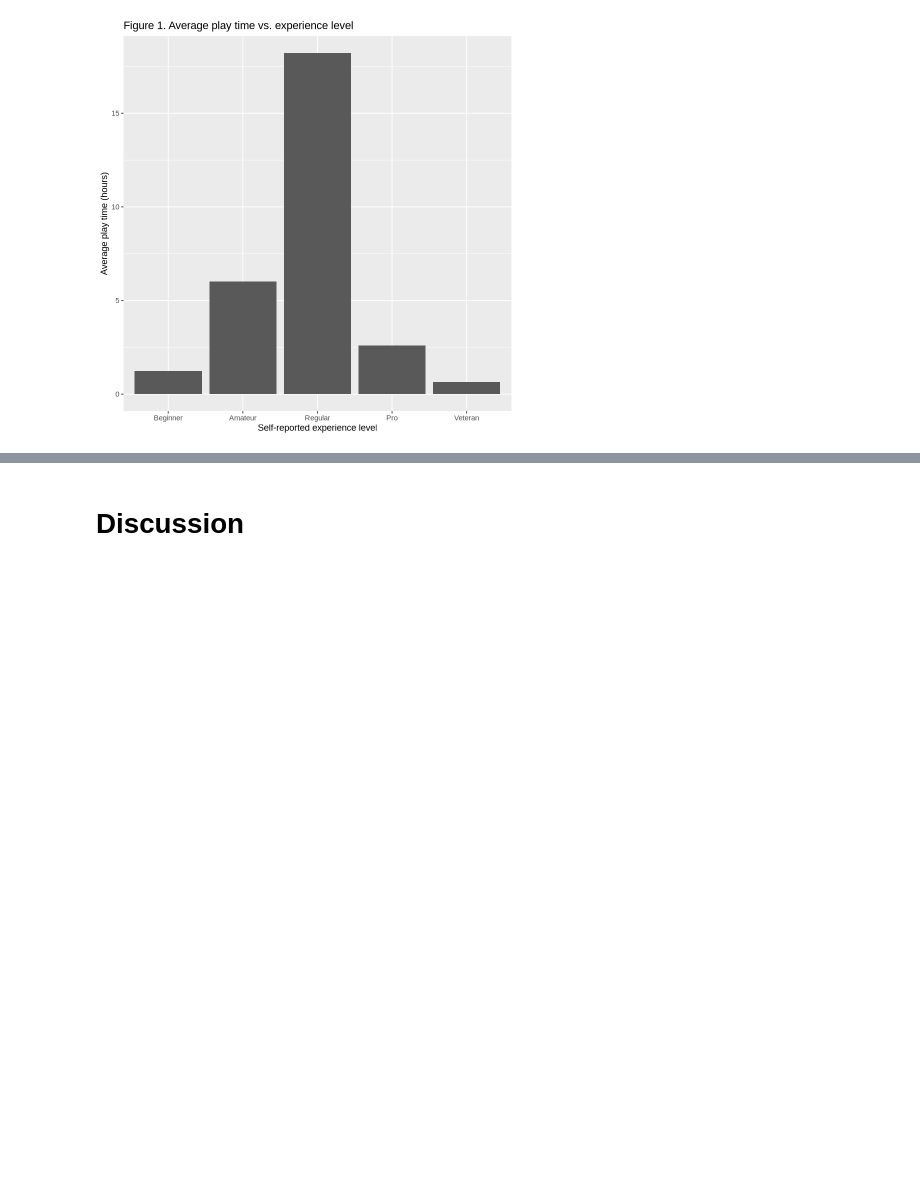
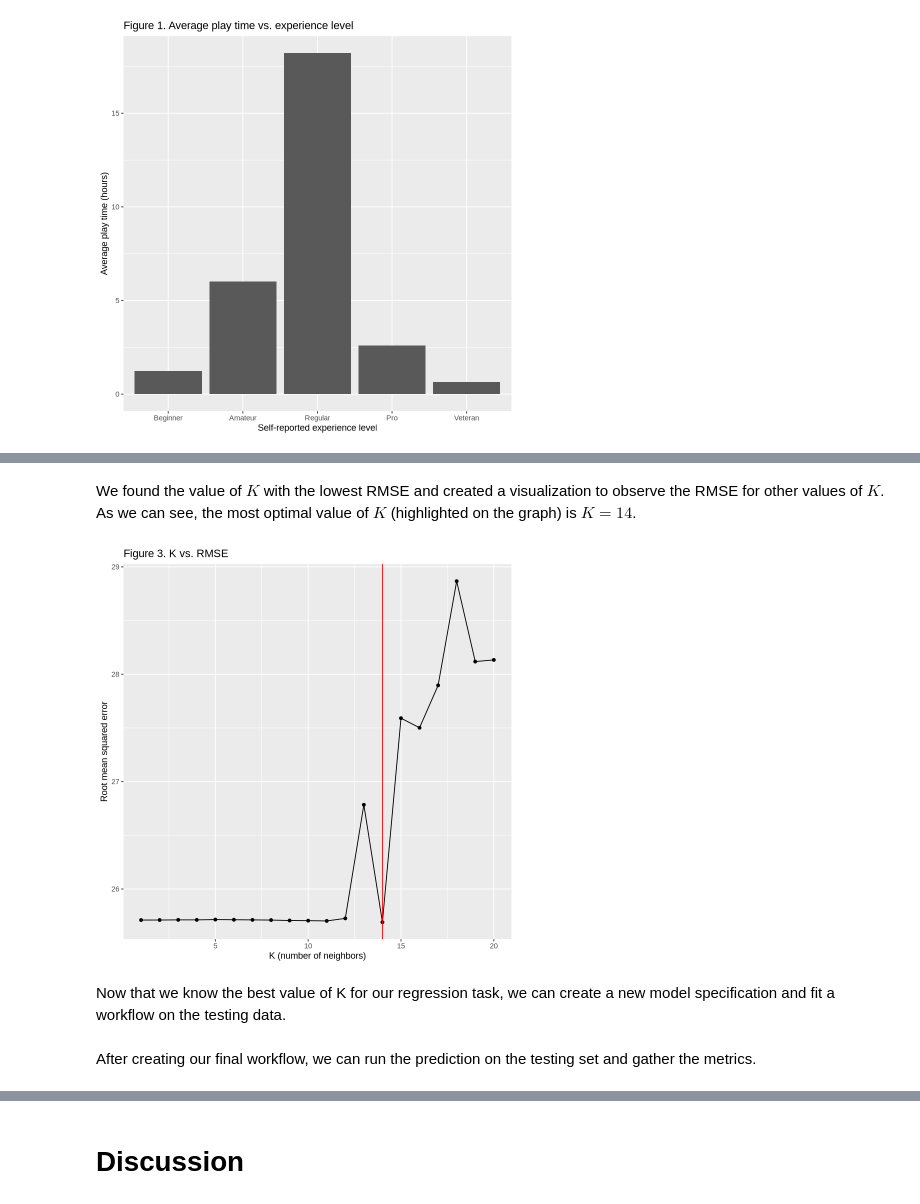
Before and after one commit to Xh193/ubc-dsci100-21, a Jupyter notebook: group-project.ipynb, the cells around one changed output, grey strips where cells are left out. Cells and saved outputs as stored; diff of their text form; code cells hidden in the pictures; blank space fills up the shorter version.

Commit message:
finish most of methods

```diff
--- a/group-project.ipynb
+++ b/group-project.ipynb
@@ -125,0 +229,17 @@ A tibble: 6 × 7
+# %% [markdown]
+We found the value of $K$ with the lowest RMSE and created a visualization to observe the RMSE for other values of $K$. As we can see, the most optimal value of $K$ (highlighted on the graph) is $K = 14$.
+# %%
+optimal_k <- tuned_rmse |>
+    slice_min(mean, n = 1) |>
+    pull(neighbors)
+
+ggplot(tuned_rmse, aes(x = neighbors, y = mean)) +
+    geom_point() + geom_line() +
+    geom_vline(xintercept = optimal_k, color = "red") +
+    xlab("K (number of neighbors)") +
+    ylab("Root mean squared error") +
+    ggtitle("Figure 3. K vs. RMSE")
+# %% [output]
+[figure, added]
+# %% [markdown]
+Now that we know the best value of K for our regression task, we can create a new model specification and fit a workflow on the testing data.
@@ -125,0 +255,2 @@ A tibble: 6 × 7
+# %% [markdown]
+After creating our final workflow, we can run the prediction on the testing set and gather the metrics.
```
Also changed, not shown: parts of 20 cells of this notebook.
